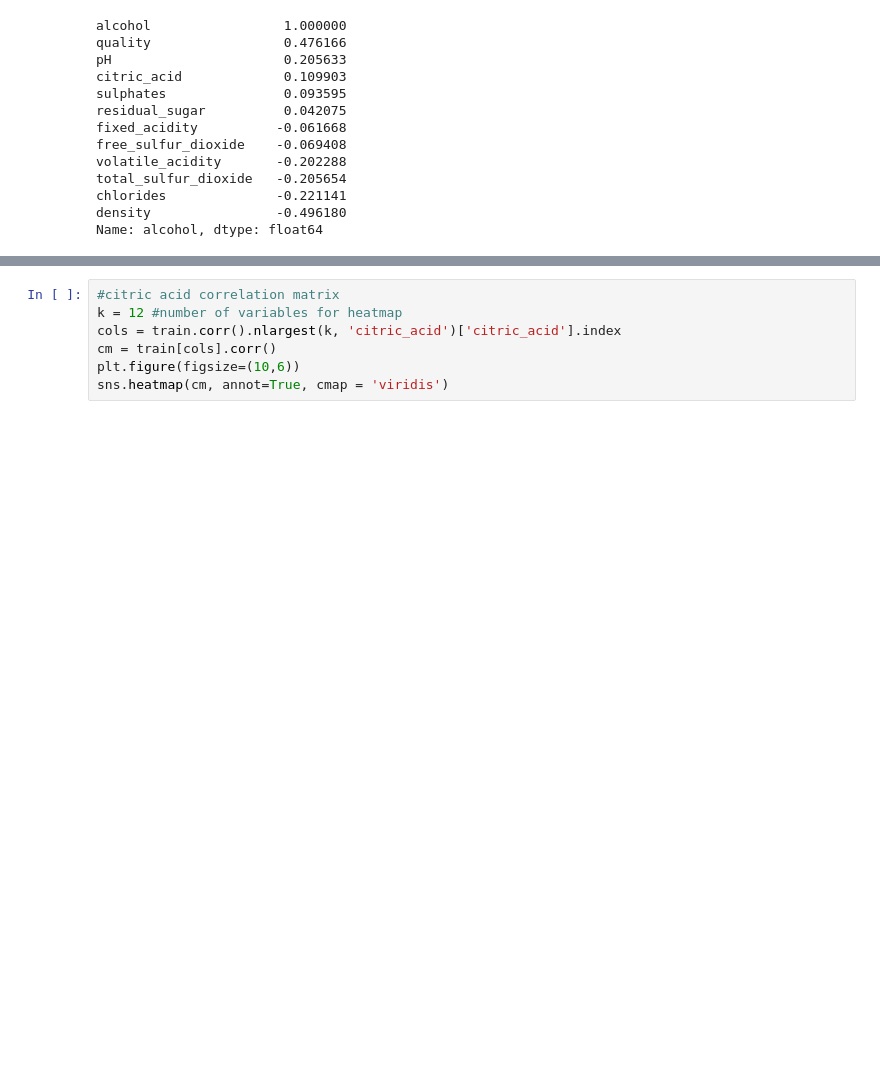
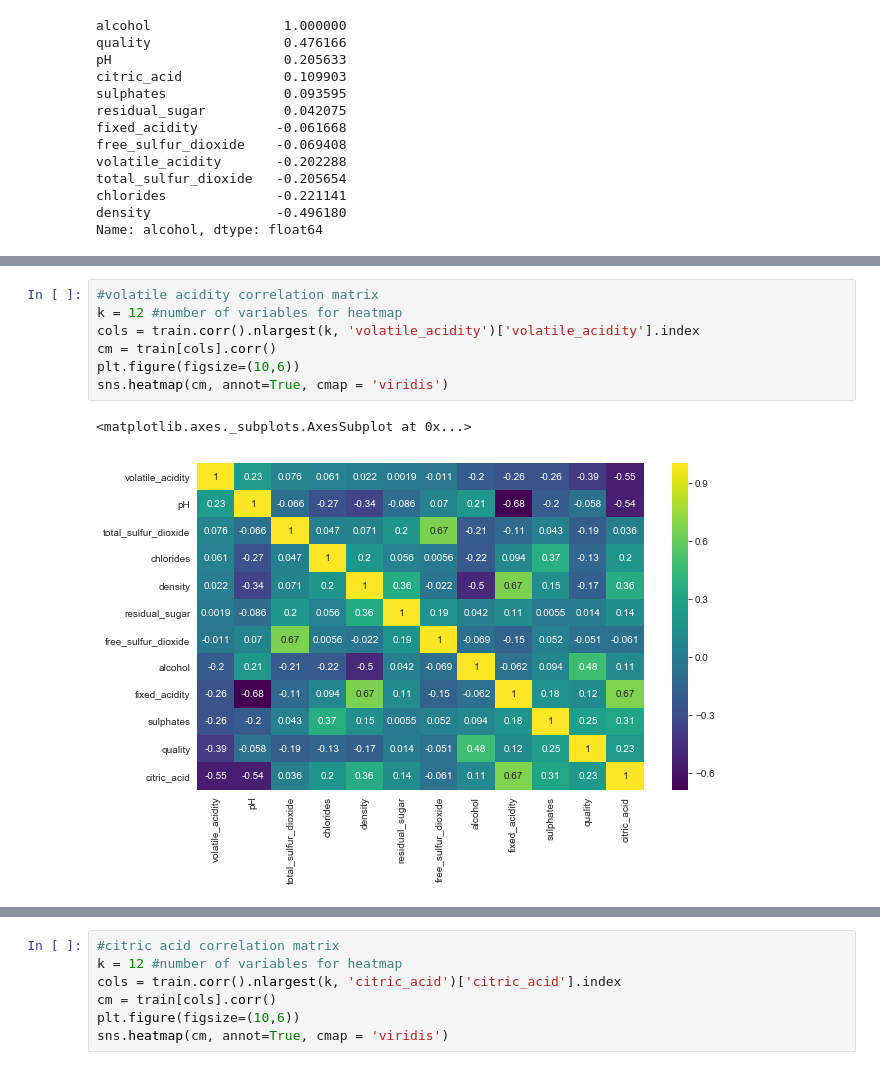
Before and after one commit to abhijithmnair/Data-Science, a Jupyter notebook: wine.ipynb, the cells around one changed output, grey strips where cells are left out. Cells and saved outputs as stored; diff of their text form; blank space fills up the shorter version.

```diff
--- a/wine.ipynb
+++ b/wine.ipynb
@@ -571,0 +598,10 @@ Name: alcohol, dtype: float64
+# %%
+#volatile acidity correlation matrix
+k = 12 #number of variables for heatmap
+cols = train.corr().nlargest(k, 'volatile_acidity')['volatile_acidity'].index
+cm = train[cols].corr()
+plt.figure(figsize=(10,6))
+sns.heatmap(cm, annot=True, cmap = 'viridis')
+# %% [output]
+<matplotlib.axes._subplots.AxesSubplot at 0x...>
+[figure, added]
```
Also changed, not shown: parts of 15 cells of this notebook.
